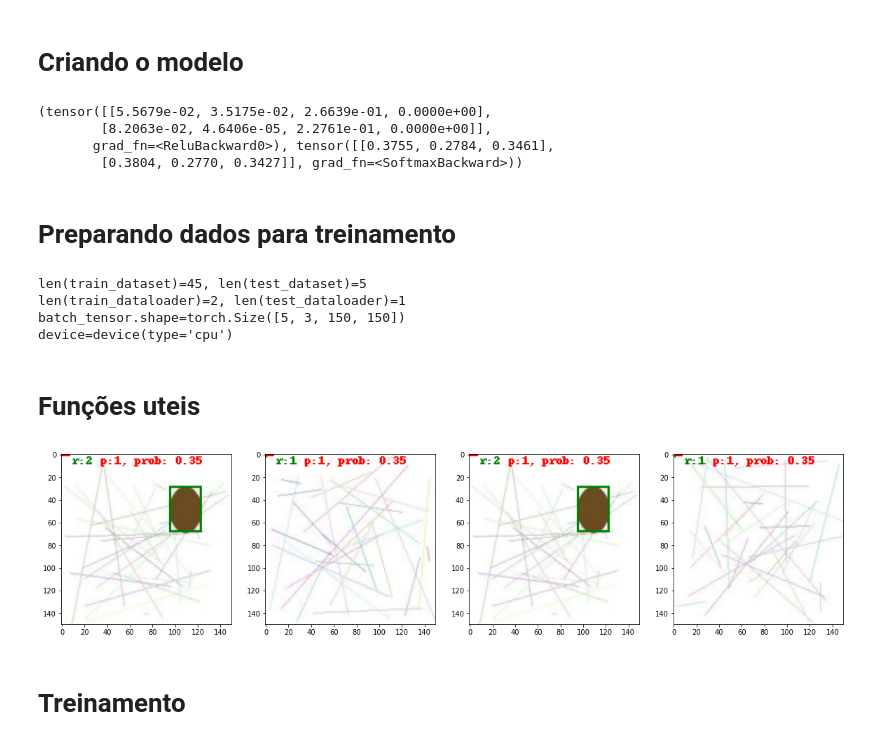
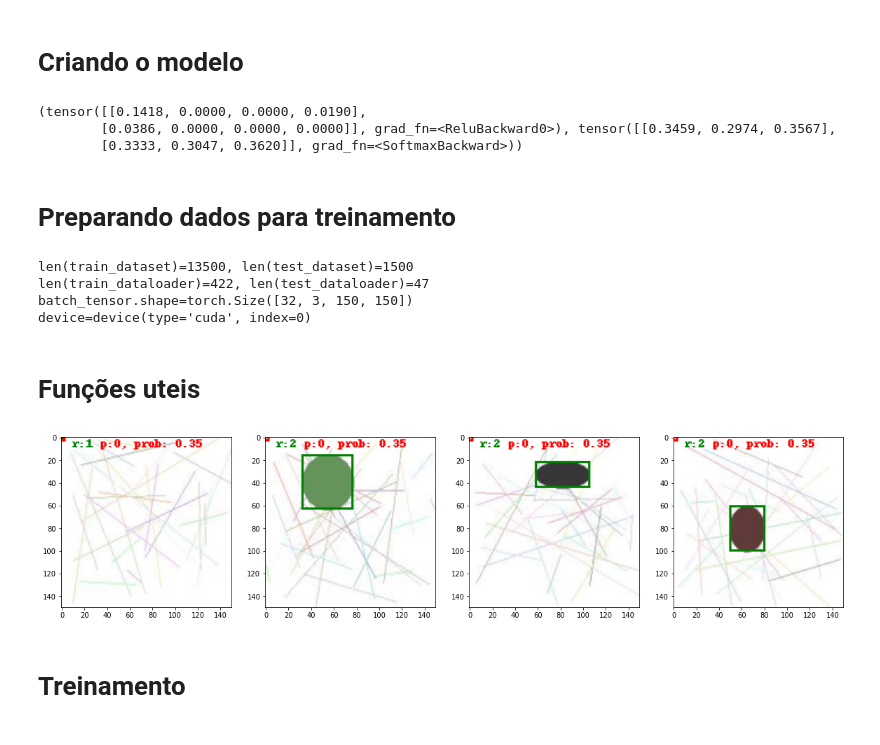
Before and after one commit to netomap/DETECCAO_OBJETOS_2_0, a Jupyter notebook: train.ipynb, the cells around one changed output. Drawn from its saved outputs; the diff is of its cells as text; code cells hidden in the pictures.

```diff
--- a/train.ipynb
+++ b/train.ipynb
@@ -79,7 +81,12 @@ class CustomModel(nn.Module):
 
         self.backbone = nn.Sequential(
 
-            nn.Conv2d(in_channels=3, out_channels=128, kernel_size=3, stride=1, padding=0),
+            nn.Conv2d(in_channels=3, out_channels=256, kernel_size=3, stride=1, padding=0),
+            nn.BatchNorm2d(num_features=256),
+            nn.LeakyReLU(negative_slope=0.2),
+            nn.MaxPool2d(kernel_size=2),
+
+            nn.Conv2d(in_channels=256, out_channels=128, kernel_size=3, stride=1, padding=0),
             nn.BatchNorm2d(num_features=128),
             nn.LeakyReLU(negative_slope=0.2),
             nn.MaxPool2d(kernel_size=2),
@@ -89,12 +96,7 @@ class CustomModel(nn.Module):
             nn.LeakyReLU(negative_slope=0.2),
             nn.MaxPool2d(kernel_size=2),
 
-            nn.Conv2d(in_channels=64, out_channels=32, kernel_size=3, stride=1, padding=0),
-            nn.BatchNorm2d(num_features=32),
-            nn.LeakyReLU(negative_slope=0.2),
-            nn.MaxPool2d(kernel_size=2),
-
-            nn.Conv2d(in_channels=32, out_channels=1, kernel_size=3, stride=1, padding=0),
+            nn.Conv2d(in_channels=64, out_channels=1, kernel_size=3, stride=1, padding=0),
             nn.BatchNorm2d(num_features=1),
             nn.LeakyReLU(negative_slope=0.2),
             nn.MaxPool2d(kernel_size=2),
@@ -108,22 +110,22 @@ class CustomModel(nn.Module):
         self.pbox = nn.Sequential(
             self.backbone,
             nn.Flatten(),
-            nn.Linear(in_features=in_features, out_features=256, bias=True),
+            nn.Linear(in_features=in_features, out_features=512, bias=True),
             nn.ReLU(),
-            nn.Linear(in_features=256, out_features=128, bias=True),
+            nn.Linear(in_features=512, out_features=256, bias=True),
             nn.ReLU(),
-            nn.Linear(in_features=128, out_features=4, bias=True),
+            nn.Linear(in_features=256, out_features=4, bias=True),
             nn.ReLU()
         )
 
         self.pclasse = nn.Sequential(
             self.backbone,
             nn.Flatten(),
-            nn.Linear(in_features=in_features, out_features=64, bias=True),
+            nn.Linear(in_features=in_features, out_features=128, bias=True),
             nn.ReLU(),
-            nn.Linear(in_features=64, out_features=32, bias=True),
+            nn.Linear(in_features=128, out_features=64, bias=True),
             nn.ReLU(),
-            nn.Linear(in_features=32, out_features=3),
+            nn.Linear(in_features=64, out_features=3),
             nn.Softmax(dim=-1)
         )
 
@@ -139,15 +141,13 @@ model = CustomModel(batch_imgs)
 output = model(batch_imgs)
 print (output)
 # %% [output]
-(tensor([[5.5679e-02, 3.5175e-02, 2.6639e-01, 0.0000e+00],
-        [8.2063e-02, 4.6406e-05, 2.2761e-01, 0.0000e+00]],
-       grad_fn=<ReluBackward0>), tensor([[0.3755, 0.2784, 0.3461],
-        [0.3804, 0.2770, 0.3427]], grad_fn=<SoftmaxBackward>))
+(tensor([[0.1418, 0.0000, 0.0000, 0.0190],
+        [0.0386, 0.0000, 0.0000, 0.0000]], grad_fn=<ReluBackward0>), tensor([[0.3459, 0.2974, 0.3567],
+        [0.3333, 0.3047, 0.3620]], grad_fn=<SoftmaxBackward>))
 # %% [markdown]
 # Preparando dados para treinamento
 # %%
 df = pd.read_csv('annotations.csv')
-df = df.copy()[:50]
 df_train, df_test = train_test_split(df, test_size=.1, shuffle=True, stratify=df['classe'])
 
 train_dataset = custom_dataset(df_train)
@@ -186,10 +186,10 @@ for doc_path in docs_list:
     os.remove(str(doc_path))
 writer = SummaryWriter(log_dir='./logs/treinamento-1')
 # %% [output]
-len(train_dataset)=45, len(test_dataset)=5
-len(train_dataloader)=2, len(test_dataloader)=1
-batch_tensor.shape=torch.Size([5, 3, 150, 150])
-device=device(type='cpu')
+len(train_dataset)=13500, len(test_dataset)=1500
+len(train_dataloader)=422, len(test_dataloader)=47
+batch_tensor.shape=torch.Size([32, 3, 150, 150])
+device=device(type='cuda', index=0)
 # %% [markdown]
 # Funções uteis
 # %%
@@ -235,36 +235,36 @@ def simple_predict():
         img_tensor, real_bbox, real_target = random.choice(test_dataset)
         img_tensor.unsqueeze_(0)
 
-        pred_bbox, predicts_target = model(img_tensor)
+        pred_bbox, predicts_target = model(img_tensor.to(device))
         pred_target = int(predicts_target.argmax(dim=-1))
 
         prob_target = round(float(predicts_target[0][pred_target]), 2)
 
         pred_bbox = pred_bbox[0].detach().cpu().numpy()
         real_bbox = real_bbox.detach().cpu().numpy()
 
         img_pil = inv_transformer(img_tensor[0])
         draw = ImageDraw.Draw(img_pil)
 
         draw.rectangle(centro_box(real_bbox, IMG_SIZE), fill=None, outline='green', width=2)
         draw.text((10, 0), f'r:{real_target}', fill='green')
 
         draw.rectangle(centro_box(pred_bbox, IMG_SIZE), fill=None, outline='red', width=2)
         draw.text((35, 0), f'p:{pred_target}, prob: {prob_target}', fill='red')
 
         return img_pil
 
 def exibir_avaliacao():
     plt.figure(figsize=(20, 5))
     for k in range(4):
         plt.subplot(1, 4, k+1)
         plt.imshow(simple_predict())
 
     plt.show()
 
 exibir_avaliacao()
 # %% [output]
-[figure, old version]
+[figure, new version]
 # %% [markdown]
 # Treinamento
 # %%
```
Also changed, not shown: parts of 3 cells of this notebook, 1 other file.
